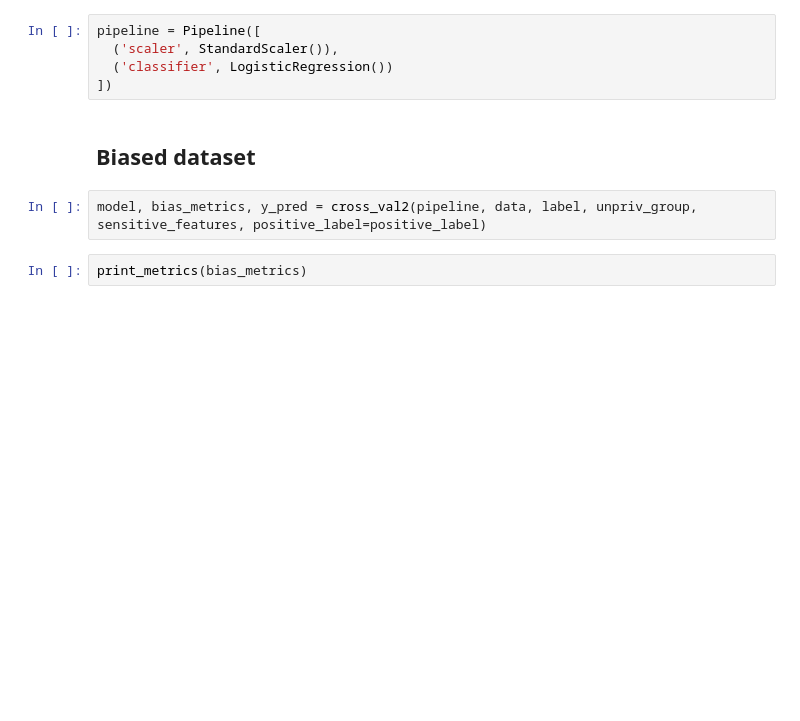
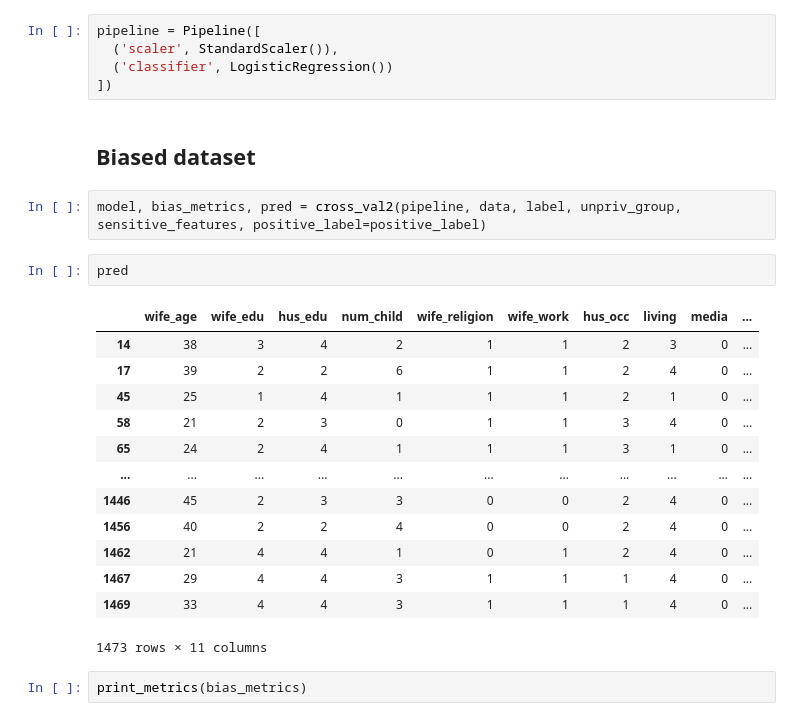
Before and after one commit to giordanoDaloisio/fairness, a Jupyter notebook: cmc copy.ipynb, the cells around one changed output. Cells and saved outputs as stored; diff of their text form; blank space fills up the shorter version.

```diff
--- a/cmc copy.ipynb
+++ b/cmc copy.ipynb
@@ -73,7 +61,23 @@ pipeline = Pipeline([
 # %% [markdown]
 ## Biased dataset
 # %%
-model, bias_metrics, y_pred = cross_val2(pipeline, data, label, unpriv_group, sensitive_features, positive_label=positive_label)
+model, bias_metrics, pred = cross_val2(pipeline, data, label, unpriv_group, sensitive_features, positive_label=positive_label)
+# %%
+pred
+# %% [output]
+|  | wife_age | wife_edu | hus_edu | num_child | wife_religion | wife_work | hus_occ | living | media | ... |
+| 14 | 38 | 3 | 4 | 2 | 1 | 1 | 2 | 3 | 0 | ... |
+| 17 | 39 | 2 | 2 | 6 | 1 | 1 | 2 | 4 | 0 | ... |
+| 45 | 25 | 1 | 4 | 1 | 1 | 1 | 2 | 1 | 0 | ... |
+| 58 | 21 | 2 | 3 | 0 | 1 | 1 | 3 | 4 | 0 | ... |
+| 65 | 24 | 2 | 4 | 1 | 1 | 1 | 3 | 1 | 0 | ... |
+| ... | ... | ... | ... | ... | ... | ... | ... | ... | ... | ... |
+| 1446 | 45 | 2 | 3 | 3 | 0 | 0 | 2 | 4 | 0 | ... |
+| 1456 | 40 | 2 | 2 | 4 | 0 | 0 | 2 | 4 | 0 | ... |
+| 1462 | 21 | 4 | 4 | 1 | 0 | 1 | 2 | 4 | 0 | ... |
+| 1467 | 29 | 4 | 4 | 3 | 1 | 1 | 1 | 4 | 0 | ... |
+| 1469 | 33 | 4 | 4 | 3 | 1 | 1 | 1 | 4 | 0 | ... |
+1473 rows × 11 columns
 # %%
 print_metrics(bias_metrics)
 # %% [output]
```
Also changed, not shown: parts of 16 cells of this notebook, 1 other file.
